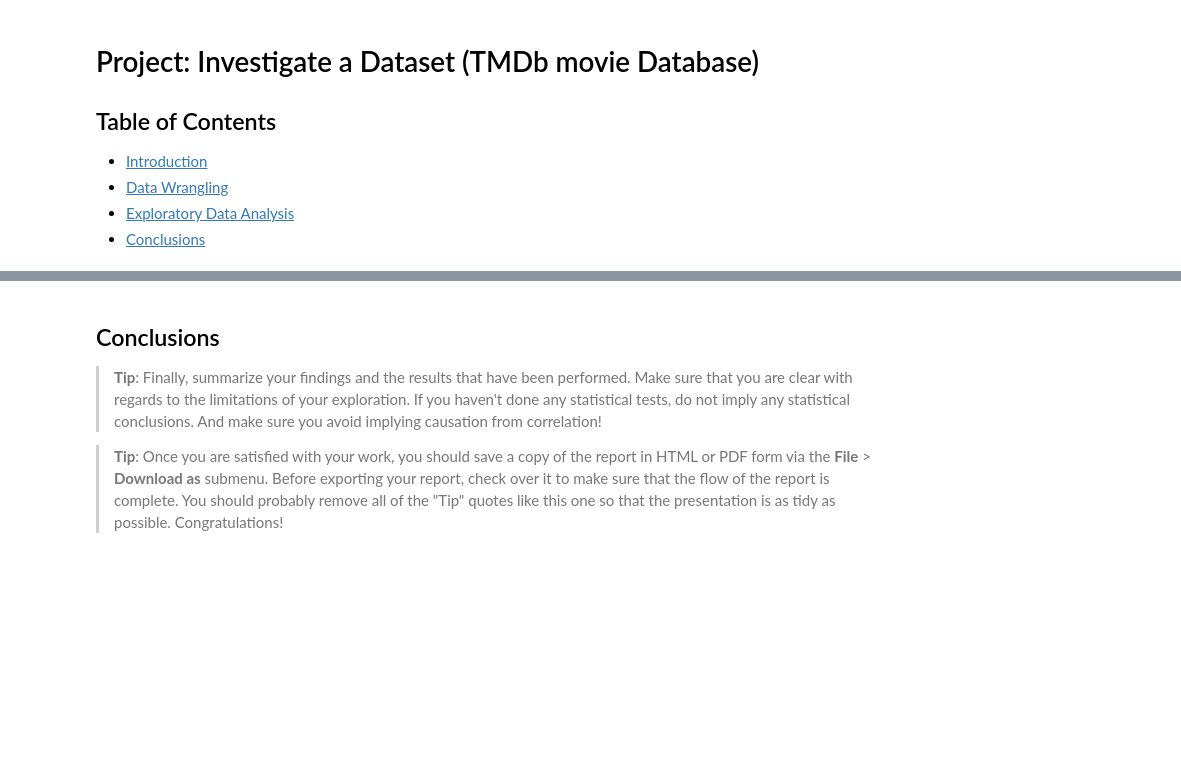
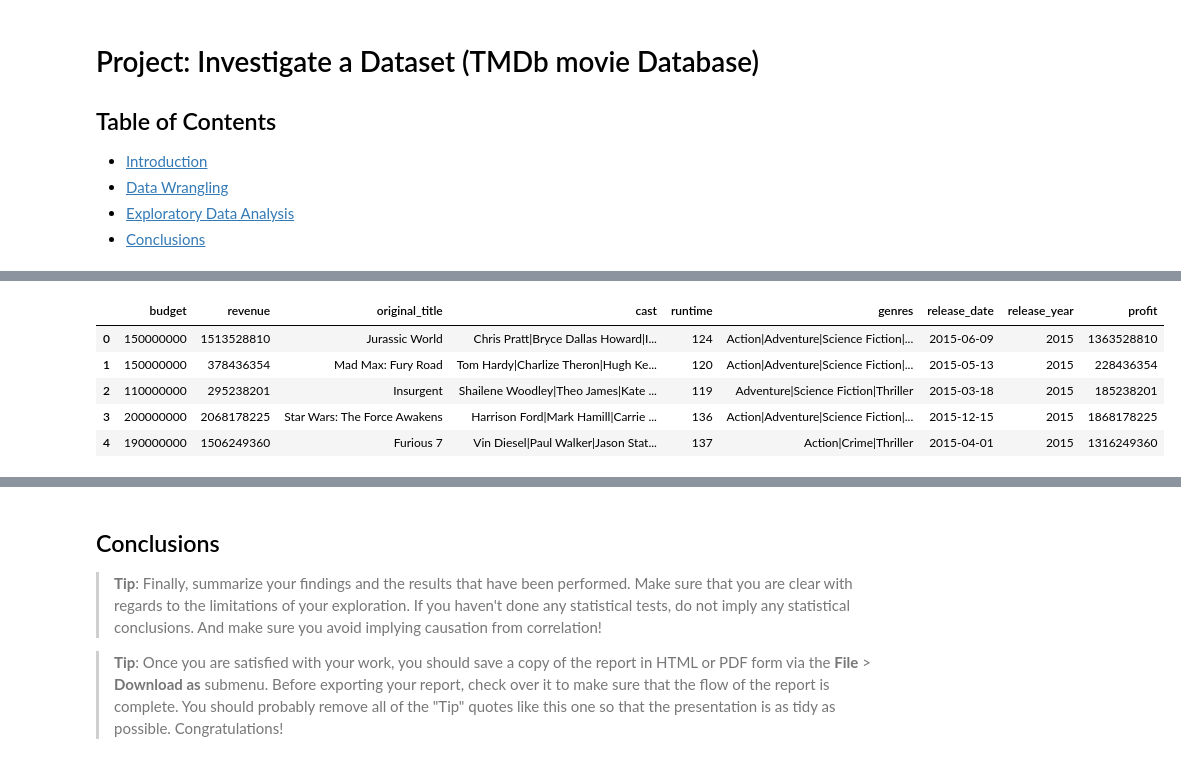
Before and after one commit to beingjainparas/Udacity-Investigate_a_dataset, a Jupyter notebook: Investigate_a_dataset-TMDb_movie_database.ipynb, the cells around one changed output, grey strips where cells are left out. Cells and saved outputs as stored; diff of their text form; code cells hidden in the pictures; blank space fills up the shorter version.

```diff
--- a/Investigate_a_dataset-TMDb_movie_database.ipynb
+++ b/Investigate_a_dataset-TMDb_movie_database.ipynb
@@ -59,0 +181,9 @@
+# %%
+# Columns that need to be checked.
+columns = ['budget', 'revenue']
+# Replace 0 with NAN
+tmdb_data[columns] = tmdb_data[columns].replace(0, np.NaN)
+# Drop rows which contains NAN
+tmdb_data.dropna(subset = columns, inplace = True)
+rows, col = tmdb_data.shape
+print('We now have only {} rows.'.format(rows-1))
@@ -59,0 +194,5 @@
+# %%
+# Convert column release_date to DateTime
+tmdb_data.release_date = pd.to_datetime(tmdb_data['release_date'])
+# Lets look at the new dataset
+tmdb_data.head()
@@ -59,0 +208,7 @@
+# %%
+# Columns to convert datatype of
+columns = ['budget', 'revenue']
+# Convert budget and revenue column to int datatype
+tmdb_data[columns] = tmdb_data[columns].applymap(np.int64)
+# Lets look at the new datatype
+tmdb_data.dtypes
@@ -59,0 +227,5 @@
+# %%
+# Replace runtime value of 0 to NAN, Since it will affect the result.
+tmdb_data['runtime'] = tmdb_data['runtime'].replace(0, np.NaN)
+# Check the stats of dataset
+tmdb_data.describe()
@@ -59,0 +253,12 @@
+# %%
+# To calculate profit, we need to substract the budget from the revenue.
+tmdb_data['profit'] = tmdb_data['revenue'] - tmdb_data['budget']
+# Lets look at the new dataset
+tmdb_data.head()
+# %% [output]
+|  | budget | revenue | original_title | cast | runtime | genres | release_date | release_year | profit |
+| 0 | 150000000 | 1513528810 | Jurassic World | Chris Pratt|Bryce Dallas Howard|I... | 124 | Action|Adventure|Science Fiction|... | 2015-06-09 | 2015 | 1363528810 |
+| 1 | 150000000 | 378436354 | Mad Max: Fury Road | Tom Hardy|Charlize Theron|Hugh Ke... | 120 | Action|Adventure|Science Fiction|... | 2015-05-13 | 2015 | 228436354 |
+| 2 | 110000000 | 295238201 | Insurgent | Shailene Woodley|Theo James|Kate ... | 119 | Adventure|Science Fiction|Thriller | 2015-03-18 | 2015 | 185238201 |
+| 3 | 200000000 | 2068178225 | Star Wars: The Force Awakens | Harrison Ford|Mark Hamill|Carrie ... | 136 | Action|Adventure|Science Fiction|... | 2015-12-15 | 2015 | 1868178225 |
+| 4 | 190000000 | 1506249360 | Furious 7 | Vin Diesel|Paul Walker|Jason Stat... | 137 | Action|Crime|Thriller | 2015-04-01 | 2015 | 1316249360 |
```
Also changed, not shown: parts of 48 cells of this notebook, 1 other file.
